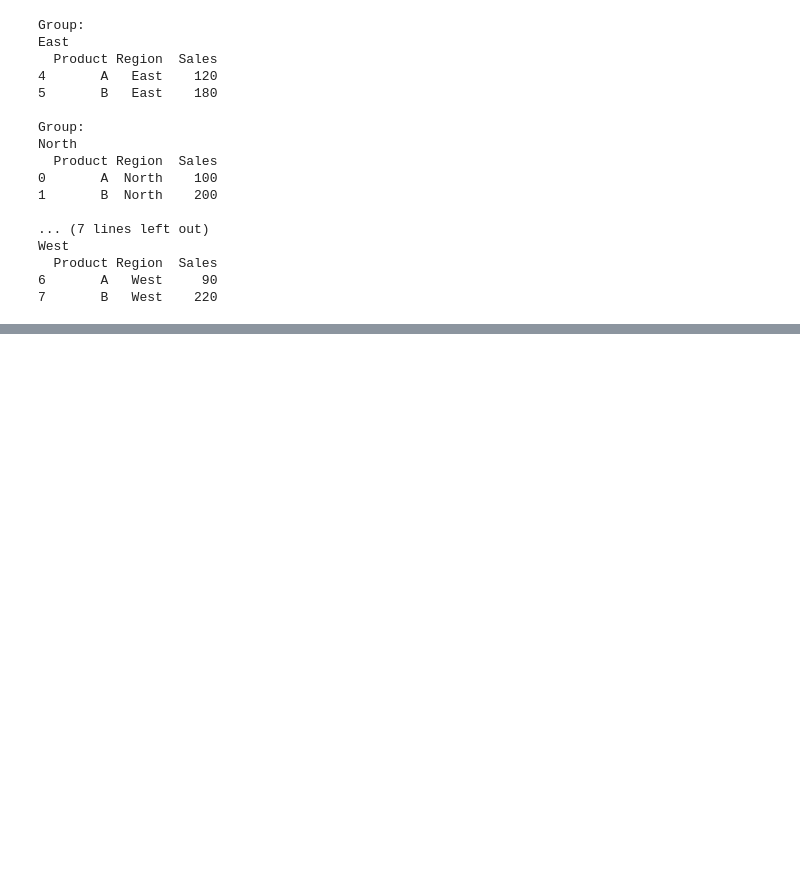
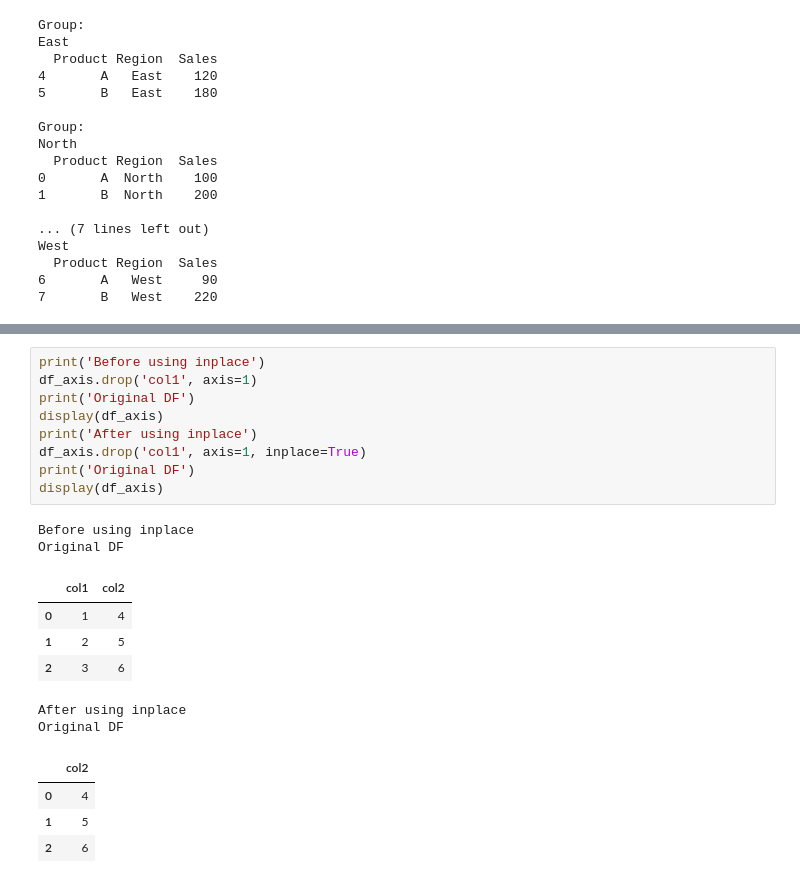
Before and after one commit to AkshayABK/Pandas-Notebook-Practice, a Jupyter notebook: Introduction to Pandas.ipynb, the cells around one changed output, grey strips where cells are left out. Cells and saved outputs as stored; diff of their text form; blank space fills up the shorter version.

Commit message:
Axis & Inplace

```diff
--- a/Introduction to Pandas.ipynb
+++ b/Introduction to Pandas.ipynb
@@ -691,0 +700,22 @@ dtype: int64
+# %%
+print('Before using inplace')
+df_axis.drop('col1', axis=1)
+print('Original DF')
+display(df_axis)
+print('After using inplace')
+df_axis.drop('col1', axis=1, inplace=True)
+print('Original DF')
+display(df_axis)
+# %% [output]
+Before using inplace
+Original DF
+|  | col1 | col2 |
+| 0 | 1 | 4 |
+| 1 | 2 | 5 |
+| 2 | 3 | 6 |
+After using inplace
+Original DF
+|  | col2 |
+| 0 | 4 |
+| 1 | 5 |
+| 2 | 6 |
```
Also changed, not shown: parts of 10 cells of this notebook.
